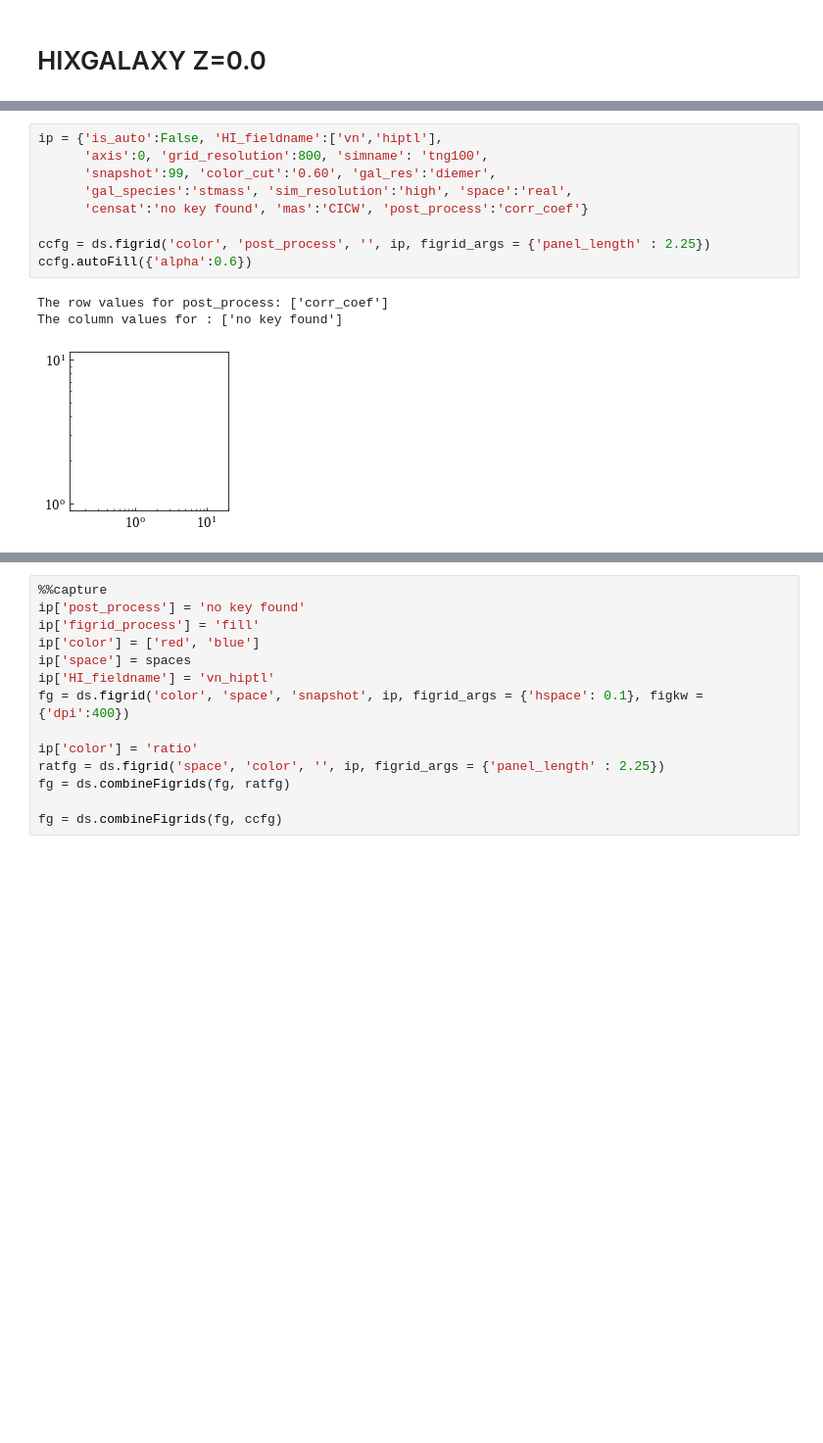
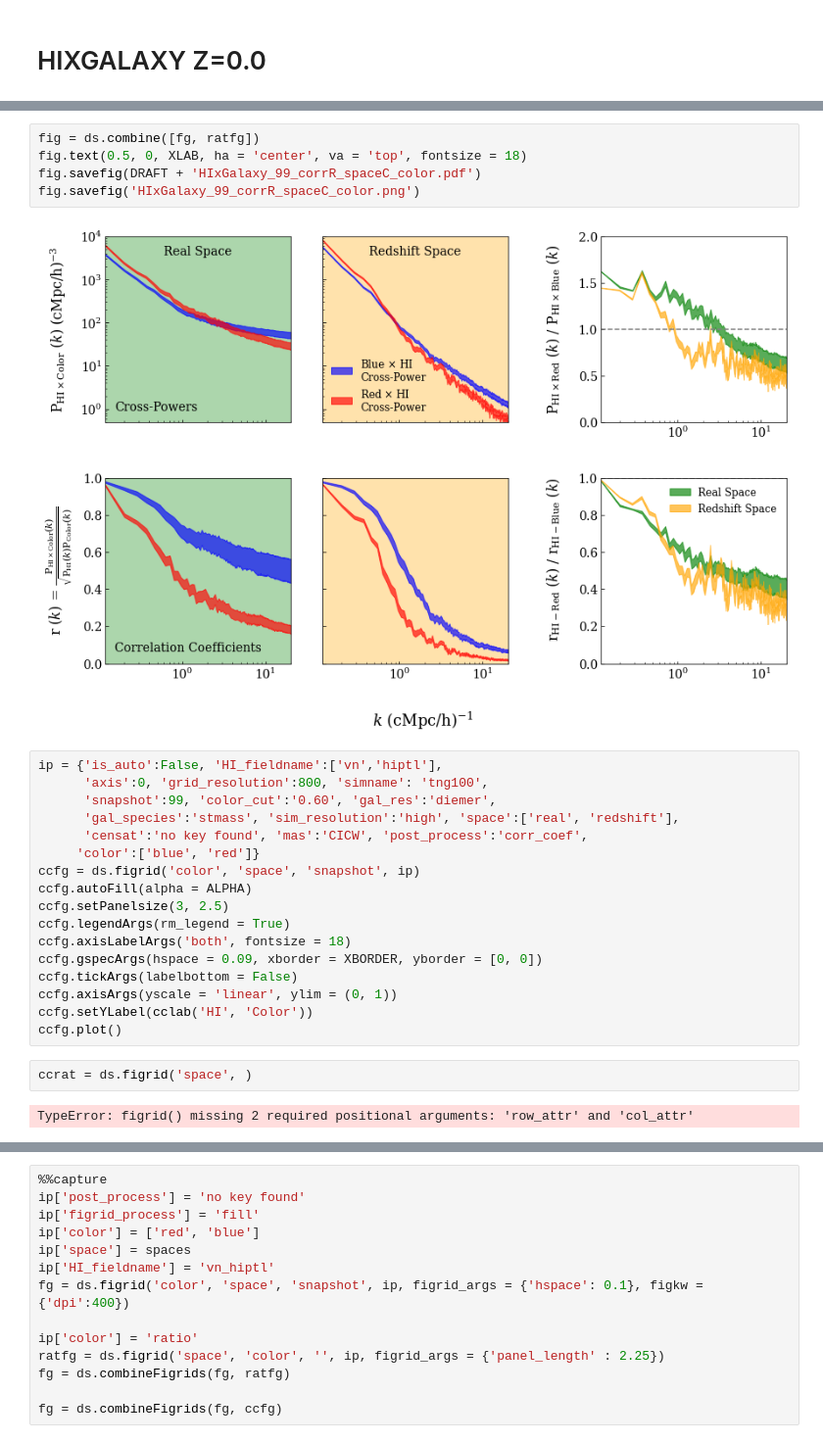
Before and after one commit to calvinosinga/hcolor, a Jupyter notebook: fig_md_analysis/redvsblue/redvblue.ipynb, the cells around one changed output, grey strips where cells are left out. Shown at 98% size. Saved outputs shown, nothing was run; the diff lists cells and outputs as text; blank space fills up the shorter version.

```diff
--- a/fig_md_analysis/redvsblue/redvblue.ipynb
+++ b/fig_md_analysis/redvsblue/redvblue.ipynb
@@ -80,13 +171,28 @@ for s in range(len(spaces)):
+# %%
+fig = ds.combine([fg, ratfg])
+fig.text(0.5, 0, XLAB, ha = 'center', va = 'top', fontsize = 18)
+fig.savefig(DRAFT + 'HIxGalaxy_99_corrR_spaceC_color.pdf')
+fig.savefig('HIxGalaxy_99_corrR_spaceC_color.png')
+# %% [output]
+[figure, added]
 # %%
 ip = {'is_auto':False, 'HI_fieldname':['vn','hiptl'],
       'axis':0, 'grid_resolution':800, 'simname': 'tng100',
       'snapshot':99, 'color_cut':'0.60', 'gal_res':'diemer',
-      'gal_species':'stmass', 'sim_resolution':'high', 'space':'real',
-      'censat':'no key found', 'mas':'CICW', 'post_process':'corr_coef'}
-
-ccfg = ds.figrid('color', 'post_process', '', ip, figrid_args = {'panel_length' : 2.25})
-ccfg.autoFill({'alpha':0.6})
+      'gal_species':'stmass', 'sim_resolution':'high', 'space':['real', 'redshift'],
+      'censat':'no key found', 'mas':'CICW', 'post_process':'corr_coef',
+     'color':['blue', 'red']}
+ccfg = ds.figrid('color', 'space', 'snapshot', ip)
+ccfg.autoFill(alpha = ALPHA)
+ccfg.setPanelsize(3, 2.5)
+ccfg.legendArgs(rm_legend = True)
+ccfg.axisLabelArgs('both', fontsize = 18)
+ccfg.gspecArgs(hspace = 0.09, xborder = XBORDER, yborder = [0, 0])
+ccfg.tickArgs(labelbottom = False)
+ccfg.axisArgs(yscale = 'linear', ylim = (0, 1))
+ccfg.setYLabel(cclab('HI', 'Color'))
+ccfg.plot()
-# %% [output]
-The row values for post_process: ['corr_coef']
-The column values for : ['no key found']
-[figure, removed]
+# %%
+ccrat = ds.figrid('space', )
+# %% [output]
+TypeError: figrid() missing 2 required positional arguments: 'row_attr' and 'col_attr'
```
Also changed, not shown: parts of 9 cells of this notebook, 11 other files.
